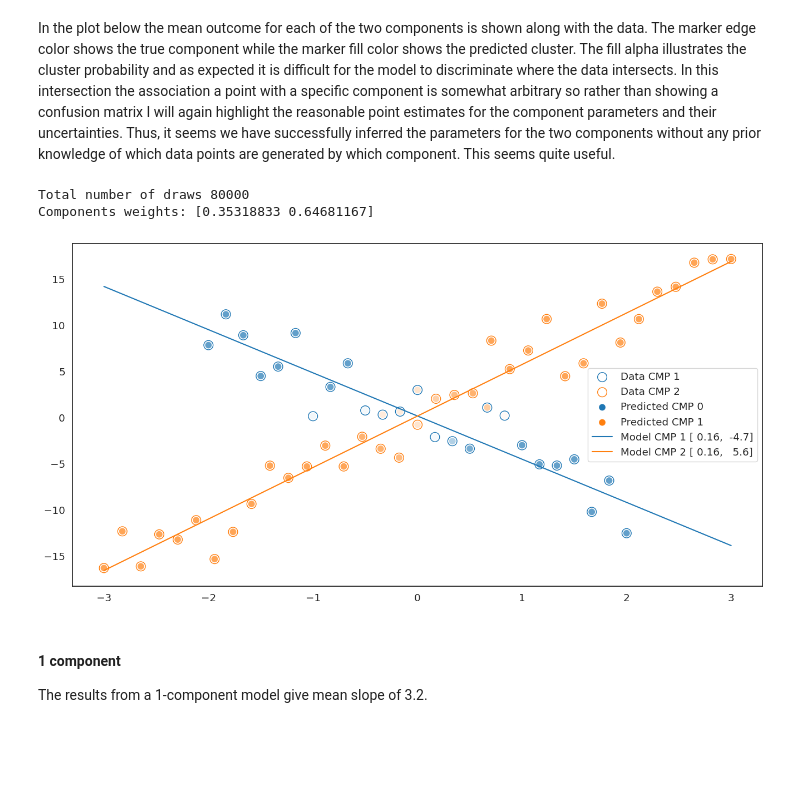
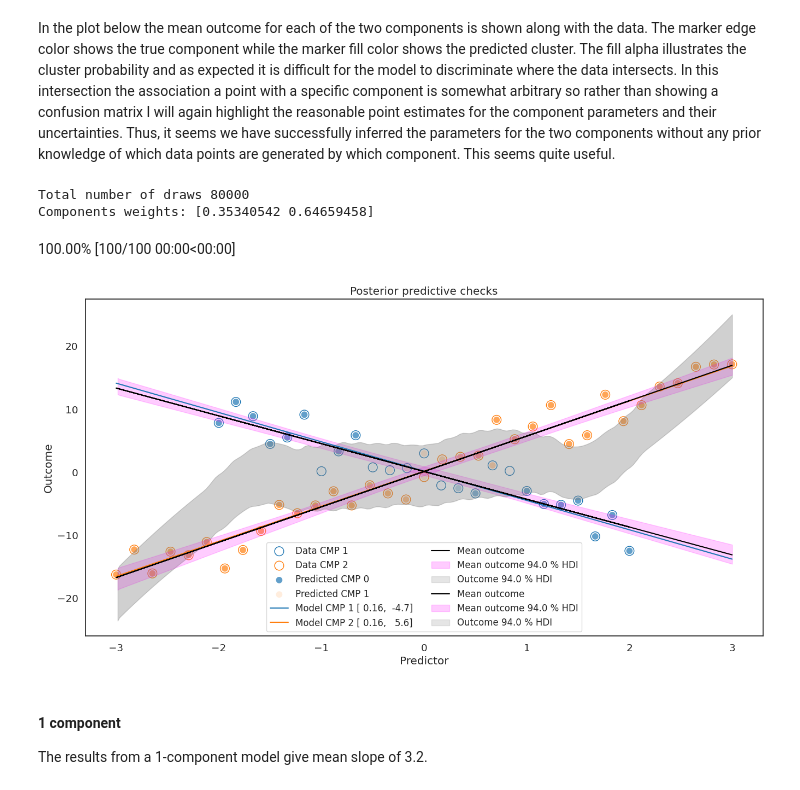
Before and after one commit to mrsonne/misc, a Jupyter notebook: regmix.ipynb, the cells around one changed output. Saved outputs shown, nothing was run; the diff lists cells and outputs as text; code cells hidden in the pictures; blank space fills up the shorter version.

```diff
--- a/regmix.ipynb
+++ b/regmix.ipynb
@@ -611,7 +631,7 @@ def save_model(model, filepath):
     with open(filepath, 'wb') as fh:
         pickle.dump(model, fh)
 
-def load_model(model, filepath):
+def load_model(filepath):
     with open(filepath, 'rb') as fh:
         model = pickle.load(fh)
     return model
@@ -622,7 +642,7 @@ n_components = [1, 2]
 nsteps = 20000
 ffc = False
 for ncmp in n_components:
-    data, model = fit(
+    data, pymc_model = fit(
         x,
         y,
         ncmp,
@@ -638,7 +658,7 @@ for ncmp in n_components:
 
     # Save the model in case we want to do e.g. a posterior predictive check
     filepath = TMP_PATH.joinpath(filename_pymc(ncmp, nsteps, ffc))
-    save_model(model, filepath)
+    save_model(pymc_model, filepath)
 # %% [output]
 Auto-assigning NUTS sampler...
 Initializing NUTS using jitter+adapt_diag...
@@ -741,7 +761,7 @@ Let us start by looking at the posterior for the 2-component model.
 point_estimate = "mean"
 var_names = "b0", "b1", "p"
 ncmp = 2
-data2 = az.from_netcdf(TMP_PATH.joinpath(filename(ncmp, nsteps, ffc)))
+data2 = az.from_netcdf(TMP_PATH.joinpath(filename_az(ncmp, nsteps, ffc)))
 az.plot_posterior(
     data2,
     var_names=var_names,
@@ -779,10 +799,18 @@ In the plot below the mean outcome for each of the two components is shown along
 # %%
 cat, p_cat = process_posterior(post)
 fig = plot_ncomp((x1, x2), (y1, y2), b0_mean, b1_mean, cat, p_cat)
+ax = fig.get_axes()[0]
+filepath = TMP_PATH.joinpath(filename_pymc(ncmp=2, nsteps=nsteps, ffc=False))
+pymc_model = load_model(filepath)
+fig = plot_ppc(data2, pymc_model, x, ax, samples=100)
 # %% [output]
 Total number of draws 80000
-Components weights: [0.35318833 0.64681167]
+Components weights: [0.35340542 0.64659458]
-[figure, removed]
+100.00% [100/100 00:00<00:00]
+# %%
+fig
+# %% [output]
+[figure, added]
 # %% [markdown]
 #### 1 component
 
```
Also changed, not shown: parts of 4 cells of this notebook.
